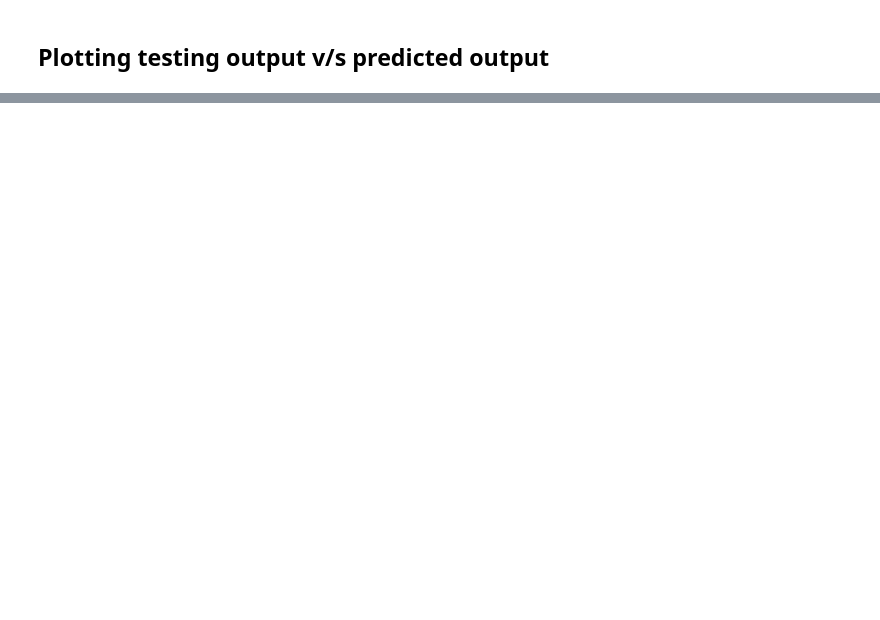
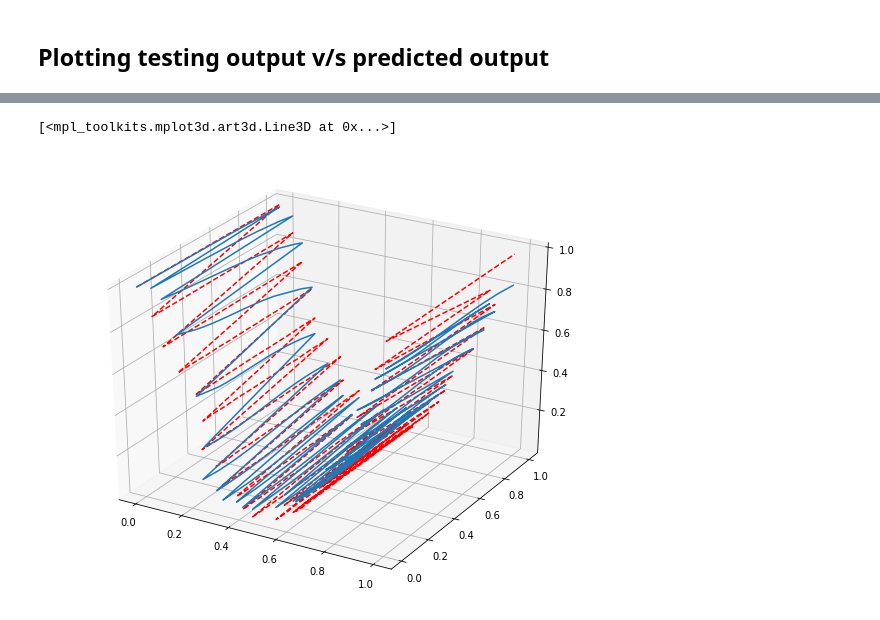
Before and after one commit to sushanthk15/My-NeuralNet-Library, a Jupyter notebook: AI_through_Neural_Network.ipynb, the cells around one changed output, grey strips where cells are left out. Cells and saved outputs as stored; diff of their text form; code cells hidden in the pictures; blank space fills up the shorter version.

```diff
--- a/AI_through_Neural_Network.ipynb
+++ b/AI_through_Neural_Network.ipynb
@@ -349,0 +361,14 @@ plt.show()
+# %%
+from mpl_toolkits import mplot3d
+X = model.testing_data[0]
+X1 = X[0,:]
+X2 = X[1,:]
+fig1 = plt.figure(figsize=(10,8))
+ax1 = plt.axes(projection='3d')
+ax1.plot3D(X1,X2,model.testing_data[1], 'r--')
+Y = model.activations[-1].reshape(model.testing_data[1].shape)
+ax1.plot3D(X1,X2,Y)#, 'r--')
+#X1.shape, X2.shape,model.testing_data[1].shape
+# %% [output]
+[<mpl_toolkits.mplot3d.art3d.Line3D at 0x...>]
+[figure, added]
```
Also changed, not shown: parts of 5 cells of this notebook.
